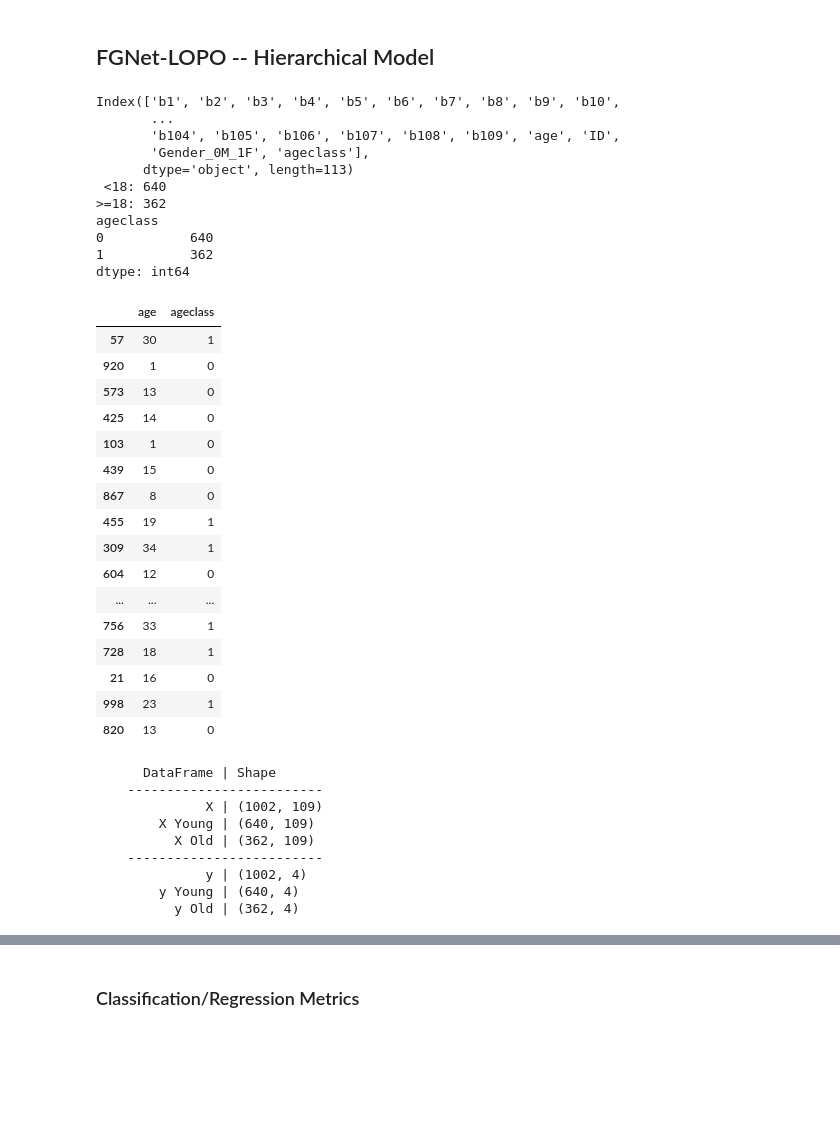
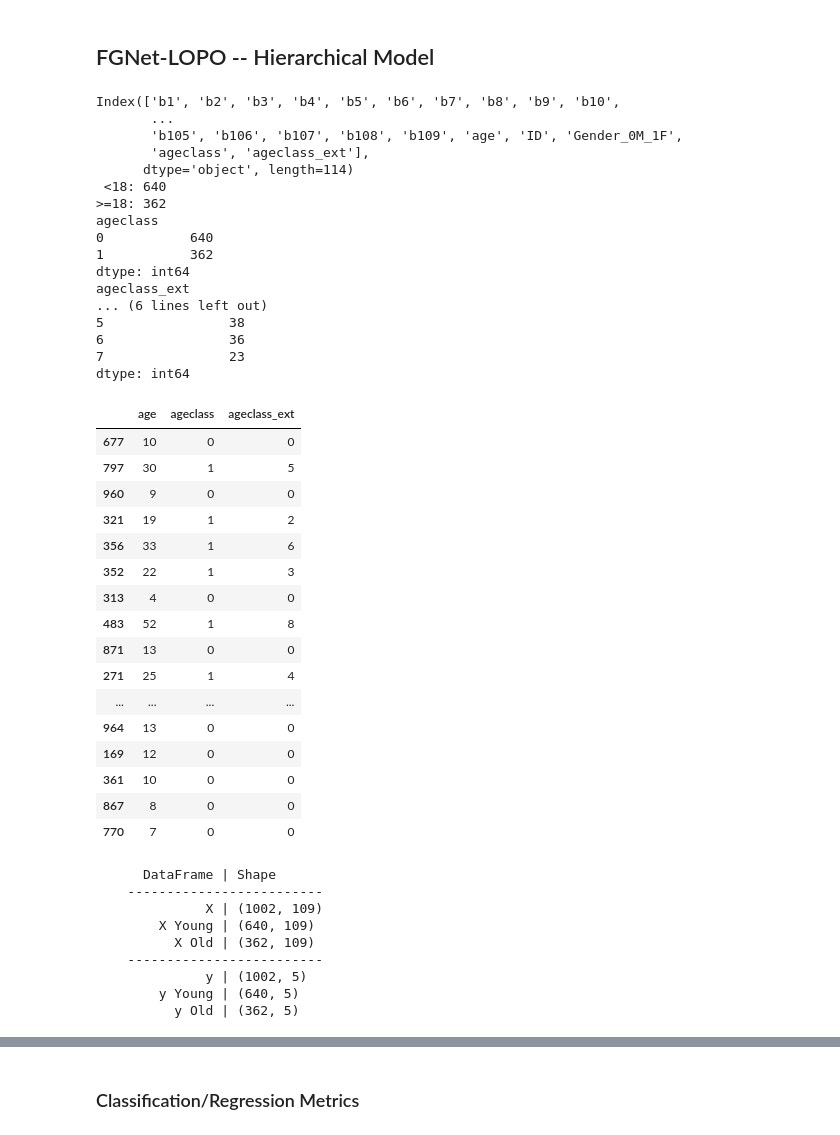
Before and after one commit to michael-suggs/py-FGNET, a Jupyter notebook: arsh_model_validation.ipynb, the cells around one changed output, grey strips where cells are left out. Cells and saved outputs as stored; diff of their text form; code cells hidden in the pictures; blank space fills up the shorter version.

```diff
--- a/arsh_model_validation.ipynb
+++ b/arsh_model_validation.ipynb
@@ -9,42 +10,57 @@ from sklearn.svm import SVC
 # %%
 df_fgnet = pd.read_csv("data/FGNet-LOPO.csv")
 df_fgnet["ageclass"] = df_fgnet.age.apply(
     lambda r: 0 if r < 18 else 1
 ).astype(int)
 
+df_fgnet['ageclass_ext'] = pd.cut(
+    df_fgnet.age,
+    bins=[0,13,16,20,24,28,32,36,40,100],
+    labels=[0,1,2,3,4,5,6,7,8],
+    include_lowest=True,
+    ordered=False,
+)
+
 print(df_fgnet.columns)
 print(f' <18: {df_fgnet[df_fgnet.age < 18].shape[0]}\n>=18: {df_fgnet[df_fgnet.age >= 18].shape[0]}')
 print(df_fgnet[["ageclass"]].value_counts())
-df_fgnet[["age", "ageclass"]].sample(20)
+print(df_fgnet[["ageclass_ext"]].value_counts())
+df_fgnet[["age", "ageclass", "ageclass_ext"]].sample(20)
 # %% [output]
 Index(['b1', 'b2', 'b3', 'b4', 'b5', 'b6', 'b7', 'b8', 'b9', 'b10',
        ...
-       'b104', 'b105', 'b106', 'b107', 'b108', 'b109', 'age', 'ID',
-       'Gender_0M_1F', 'ageclass'],
-      dtype='object', length=113)
+       'b105', 'b106', 'b107', 'b108', 'b109', 'age', 'ID', 'Gender_0M_1F',
+       'ageclass', 'ageclass_ext'],
+      dtype='object', length=114)
  <18: 640
 >=18: 362
 ageclass
 0           640
 1           362
 dtype: int64
+ageclass_ext
+... (6 lines left out)
+5                38
+6                36
+7                23
+dtype: int64
-|  | age | ageclass |
-| 57 | 30 | 1 |
-| 920 | 1 | 0 |
-| 573 | 13 | 0 |
-| 425 | 14 | 0 |
-| 103 | 1 | 0 |
-| 439 | 15 | 0 |
-| 867 | 8 | 0 |
-| 455 | 19 | 1 |
-| 309 | 34 | 1 |
-| 604 | 12 | 0 |
-| ... | ... | ... |
-| 756 | 33 | 1 |
-| 728 | 18 | 1 |
-| 21 | 16 | 0 |
-| 998 | 23 | 1 |
-| 820 | 13 | 0 |
+|  | age | ageclass | ageclass_ext |
+| 677 | 10 | 0 | 0 |
+| 797 | 30 | 1 | 5 |
+| 960 | 9 | 0 | 0 |
+| 321 | 19 | 1 | 2 |
+| 356 | 33 | 1 | 6 |
+| 352 | 22 | 1 | 3 |
+| 313 | 4 | 0 | 0 |
+| 483 | 52 | 1 | 8 |
+| 871 | 13 | 0 | 0 |
+| 271 | 25 | 1 | 4 |
+| ... | ... | ... | ... |
+| 964 | 13 | 0 | 0 |
+| 169 | 12 | 0 | 0 |
+| 361 | 10 | 0 | 0 |
+| 867 | 8 | 0 | 0 |
+| 770 | 7 | 0 | 0 |
 # %%
 def df_shape_table(*df_dicts):
     title_str = f"{'DataFrame':>15} | {'Shape':15}"
@@ -57,13 +73,13 @@ def df_shape_table(*df_dicts):
 df_yng = df_fgnet.iloc[df_fgnet[df_fgnet.ageclass == 0].index, :]
 df_old = df_fgnet.iloc[df_fgnet[df_fgnet.ageclass == 1].index, :]
 
-X = df_fgnet.drop(["age", "ID", "Gender_0M_1F", "ageclass"], axis=1)
-X_yng = df_yng.drop(["age", "ID", "Gender_0M_1F", "ageclass"], axis=1)
-X_old = df_old.drop(["age", "ID", "Gender_0M_1F", "ageclass"], axis=1)
+X = df_fgnet.drop(["age", "ID", "Gender_0M_1F", "ageclass", "ageclass_ext"], axis=1)
+X_yng = df_yng.drop(["age", "ID", "Gender_0M_1F", "ageclass", "ageclass_ext"], axis=1)
+X_old = df_old.drop(["age", "ID", "Gender_0M_1F", "ageclass", "ageclass_ext"], axis=1)
 
-y = df_fgnet[["ID", "age", "ageclass", "Gender_0M_1F"]]
-y_yng = df_yng[["ID", "age", "ageclass", "Gender_0M_1F"]]
-y_old = df_old[["ID", "age", "ageclass", "Gender_0M_1F"]]
+y = df_fgnet[["ID", "age", "ageclass", "ageclass_ext", "Gender_0M_1F"]]
+y_yng = df_yng[["ID", "age", "ageclass", "ageclass_ext", "Gender_0M_1F"]]
+y_old = df_old[["ID", "age", "ageclass", "ageclass_ext", "Gender_0M_1F"]]
 
 df_shape_table({'X': X, 'X Young': X_yng, 'X Old': X_old},
                {'y': y, 'y Young': y_yng, 'y Old': y_old})
@@ -74,9 +90,9 @@ df_shape_table({'X': X, 'X Young': X_yng, 'X Old': X_old},
         X Young | (640, 109)
           X Old | (362, 109)
     -------------------------
-              y | (1002, 4)
-        y Young | (640, 4)
-          y Old | (362, 4)
+              y | (1002, 5)
+        y Young | (640, 5)
+          y Old | (362, 5)
 # %%
 X_train, X_test, y_train, y_test = train_test_split(X, y, test_size=.2)
 X_yng_train, X_yng_test, y_yng_train, y_yng_test = train_test_split(X_yng, y_yng, test_size=.2)
```
Also changed, not shown: parts of 17 cells of this notebook, 2 other files.
